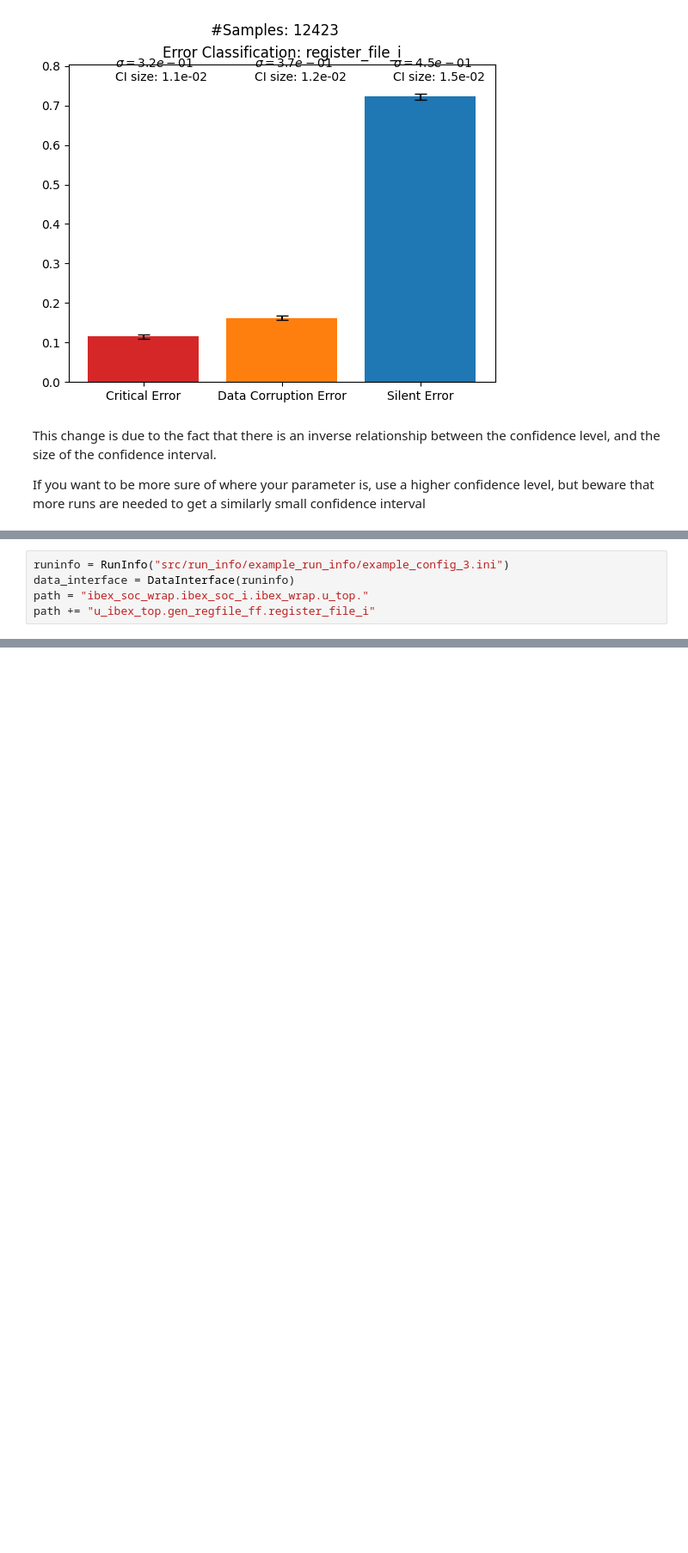
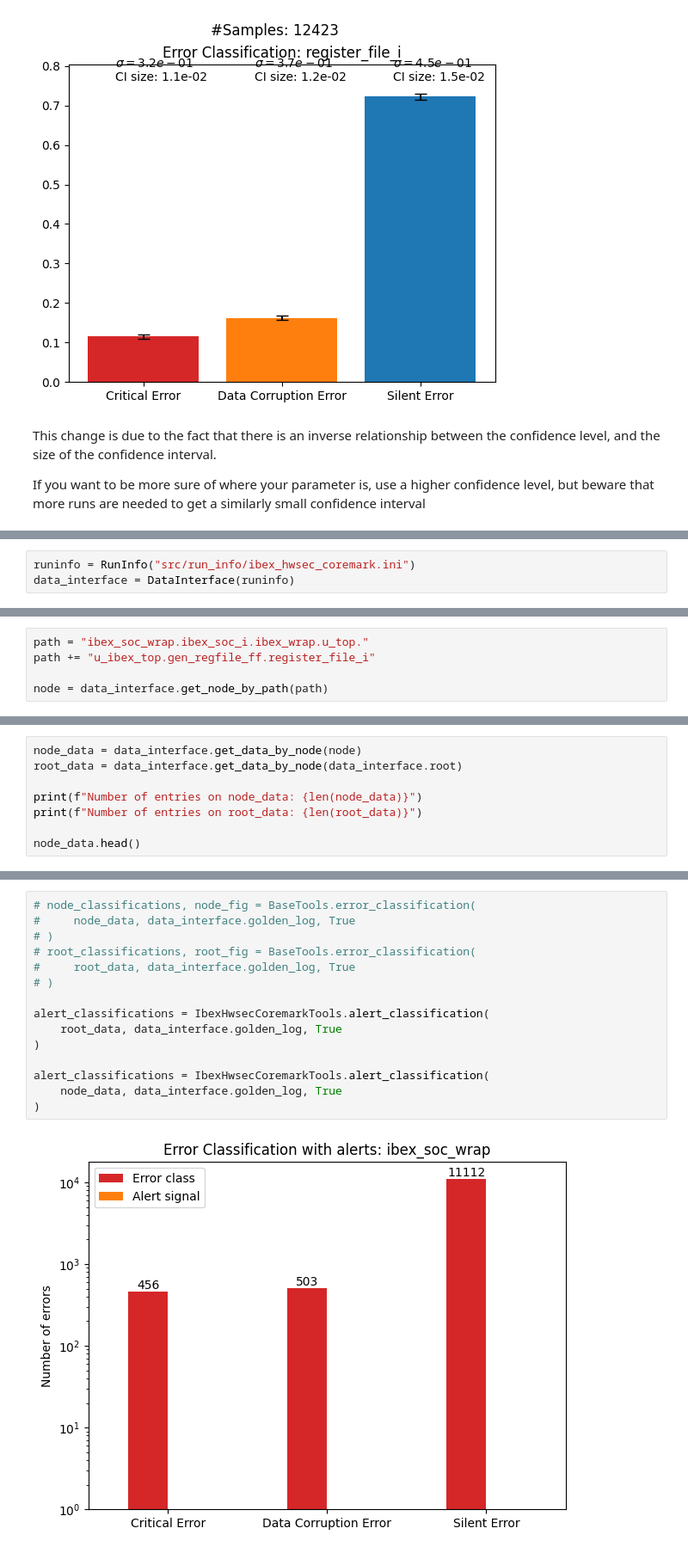
Before and after one commit to ahll19/PULSE, a Jupyter notebook: examples.ipynb, the cells around one changed output, grey strips where cells are left out. Shown at 86% size. Cells and saved outputs as stored; diff of their text form; blank space fills up the shorter version.

```diff
--- a/examples.ipynb
+++ b/examples.ipynb
@@ -249,5 +250,3 @@ In this example we change the config-file to reflect how one would change the co
 # %%
-runinfo = RunInfo("src/run_info/example_run_info/example_config_3.ini")
+runinfo = RunInfo("src/run_info/ibex_hwsec_coremark.ini")
 data_interface = DataInterface(runinfo)
-path = "ibex_soc_wrap.ibex_soc_i.ibex_wrap.u_top."
-path += "u_ibex_top.gen_regfile_ff.register_file_i"
@@ -266,0 +266,5 @@ The `alert_val` and `alert_cyc` are part of the optional data section of the ini
+# %%
+path = "ibex_soc_wrap.ibex_soc_i.ibex_wrap.u_top."
+path += "u_ibex_top.gen_regfile_ff.register_file_i"
+
+node = data_interface.get_node_by_path(path)
@@ -266,0 +283,8 @@ The `alert_val` and `alert_cyc` are part of the optional data section of the ini
+# %%
+node_data = data_interface.get_data_by_node(node)
+root_data = data_interface.get_data_by_node(data_interface.root)
+
+print(f"Number of entries on node_data: {len(node_data)}")
+print(f"Number of entries on root_data: {len(root_data)}")
+
+node_data.head()
@@ -266,0 +319,17 @@ The `alert_val` and `alert_cyc` are part of the optional data section of the ini
+# %%
+# node_classifications, node_fig = BaseTools.error_classification(
+#     node_data, data_interface.golden_log, True
+# )
+# root_classifications, root_fig = BaseTools.error_classification(
+#     root_data, data_interface.golden_log, True
+# )
+
+alert_classifications = IbexHwsecCoremarkTools.alert_classification(
+    root_data, data_interface.golden_log, True
+)
+
+alert_classifications = IbexHwsecCoremarkTools.alert_classification(
+    node_data, data_interface.golden_log, True
+)
+# %% [output]
+[figure, added]
```
Also changed, not shown: parts of 13 cells of this notebook, 5 other files.
